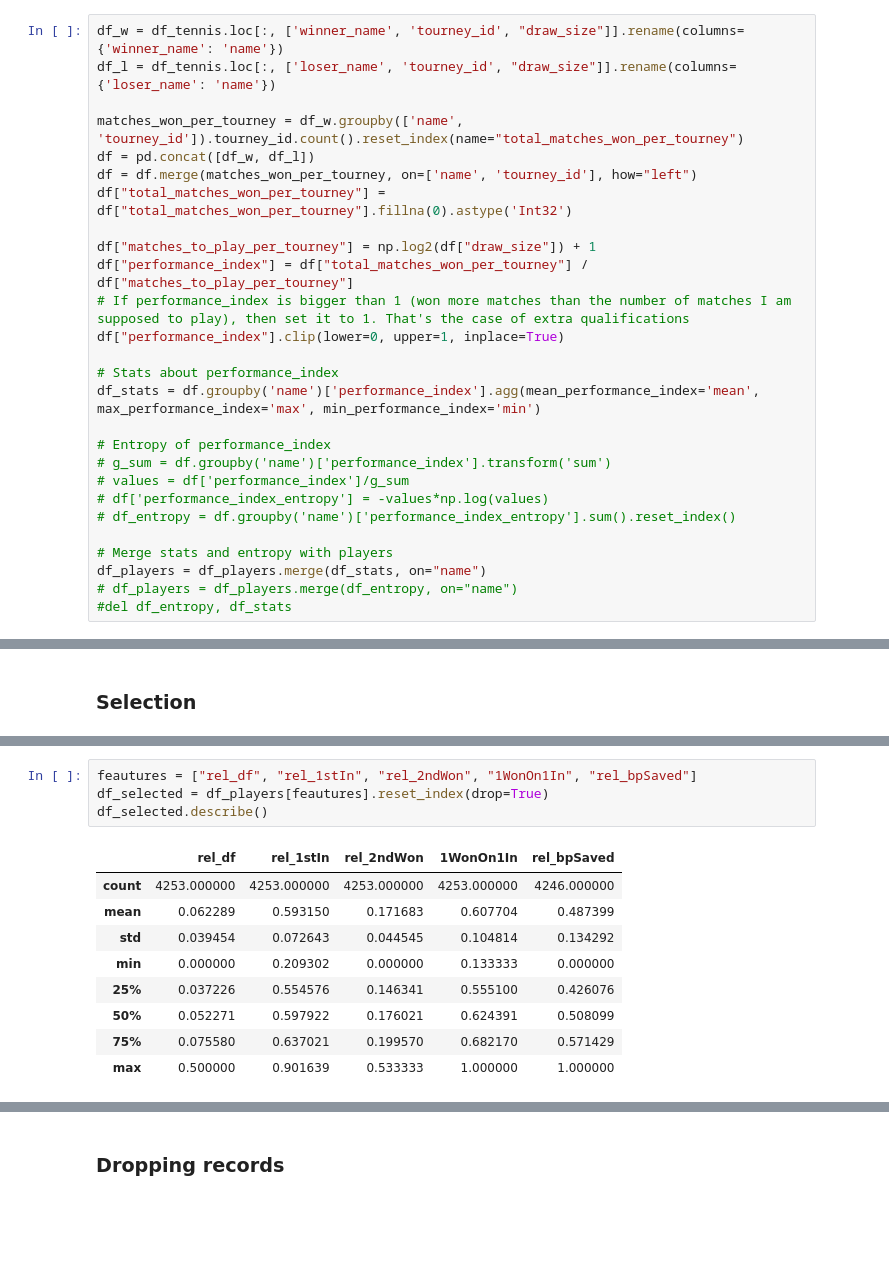
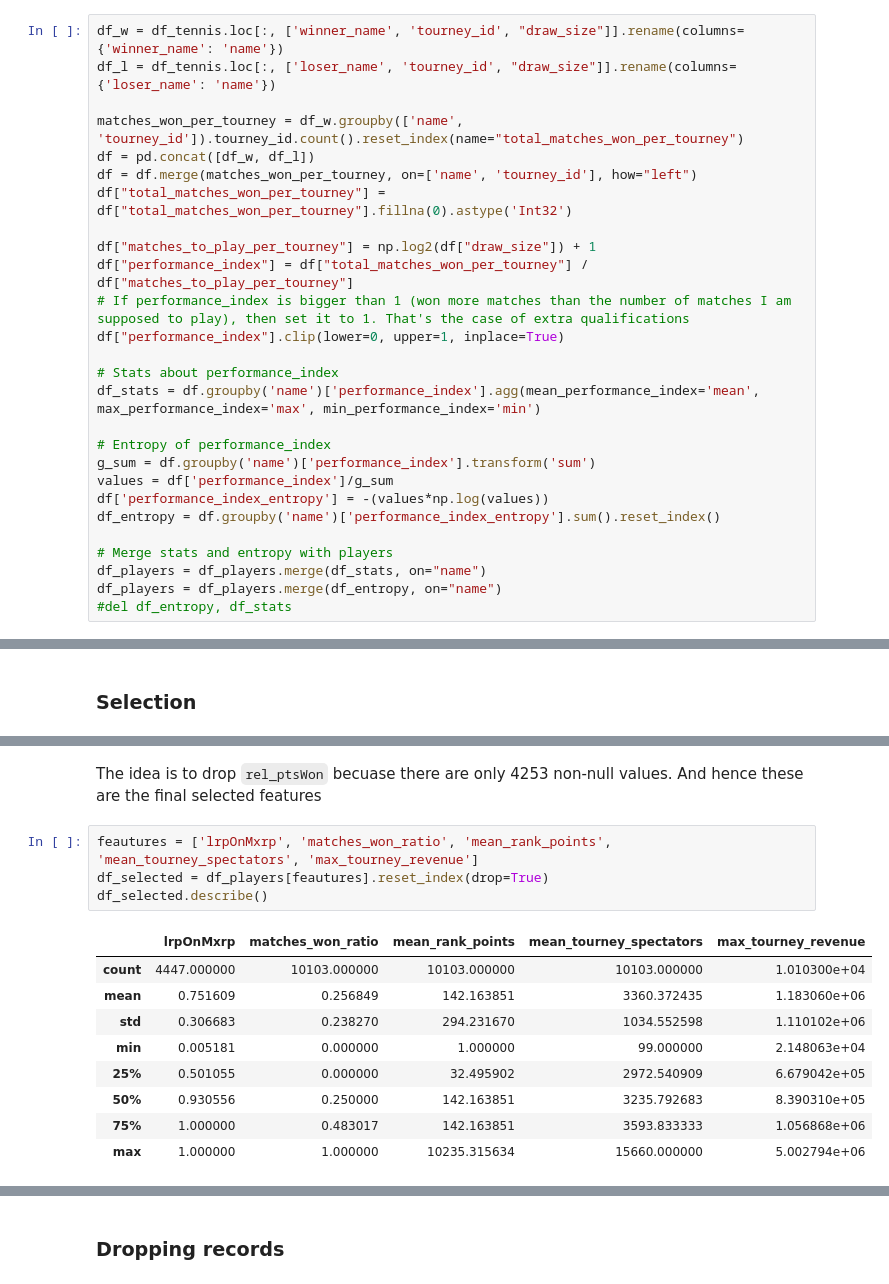
Before and after one commit to reuseman/tennis-match-analysis, a Jupyter notebook: 2_data_preparation.ipynb, the cells around one changed output, grey strips where cells are left out. Saved outputs shown, nothing was run; the diff lists cells and outputs as text; blank space fills up the shorter version.

```diff
--- a/2_data_preparation.ipynb
+++ b/2_data_preparation.ipynb
@@ -149,12 +130,12 @@ df["performance_index"].clip(lower=0, upper=1, inplace=True)
 df_stats = df.groupby('name')['performance_index'].agg(mean_performance_index='mean', max_performance_index='max', min_performance_index='min')
 
 # Entropy of performance_index
-# g_sum = df.groupby('name')['performance_index'].transform('sum')
-# values = df['performance_index']/g_sum
-# df['performance_index_entropy'] = -values*np.log(values)
-# df_entropy = df.groupby('name')['performance_index_entropy'].sum().reset_index()
+g_sum = df.groupby('name')['performance_index'].transform('sum')
+values = df['performance_index']/g_sum
+df['performance_index_entropy'] = -(values*np.log(values))
+df_entropy = df.groupby('name')['performance_index_entropy'].sum().reset_index()
 
 # Merge stats and entropy with players
 df_players = df_players.merge(df_stats, on="name")
-# df_players = df_players.merge(df_entropy, on="name")
+df_players = df_players.merge(df_entropy, on="name")
 #del df_entropy, df_stats
@@ -518,14 +446,16 @@ The idea is to drop `rel_ace` and `1WonOnTotWon`.
+# %% [markdown]
+The idea is to drop `rel_ptsWon` becuase there are only 4253 non-null values. And hence these are the final selected features
 # %%
-feautures = ["rel_df", "rel_1stIn", "rel_2ndWon", "1WonOn1In", "rel_bpSaved"]
+feautures = ['lrpOnMxrp', 'matches_won_ratio', 'mean_rank_points', 'mean_tourney_spectators', 'max_tourney_revenue']
 df_selected = df_players[feautures].reset_index(drop=True)
 df_selected.describe()
 # %% [output]
-|  | rel_df | rel_1stIn | rel_2ndWon | 1WonOn1In | rel_bpSaved |
-| count | 4253.000000 | 4253.000000 | 4253.000000 | 4253.000000 | 4246.000000 |
-| mean | 0.062289 | 0.593150 | 0.171683 | 0.607704 | 0.487399 |
-| std | 0.039454 | 0.072643 | 0.044545 | 0.104814 | 0.134292 |
-| min | 0.000000 | 0.209302 | 0.000000 | 0.133333 | 0.000000 |
-| 25% | 0.037226 | 0.554576 | 0.146341 | 0.555100 | 0.426076 |
-| 50% | 0.052271 | 0.597922 | 0.176021 | 0.624391 | 0.508099 |
-| 75% | 0.075580 | 0.637021 | 0.199570 | 0.682170 | 0.571429 |
-| max | 0.500000 | 0.901639 | 0.533333 | 1.000000 | 1.000000 |
+|  | lrpOnMxrp | matches_won_ratio | mean_rank_points | mean_tourney_spectators | max_tourney_revenue |
+| count | 4447.000000 | 10103.000000 | 10103.000000 | 10103.000000 | 1.010300e+04 |
+| mean | 0.751609 | 0.256849 | 142.163851 | 3360.372435 | 1.183060e+06 |
+| std | 0.306683 | 0.238270 | 294.231670 | 1034.552598 | 1.110102e+06 |
+| min | 0.005181 | 0.000000 | 1.000000 | 99.000000 | 2.148063e+04 |
+| 25% | 0.501055 | 0.000000 | 32.495902 | 2972.540909 | 6.679042e+05 |
+| 50% | 0.930556 | 0.250000 | 142.163851 | 3235.792683 | 8.390310e+05 |
+| 75% | 1.000000 | 0.483017 | 142.163851 | 3593.833333 | 1.056868e+06 |
+| max | 1.000000 | 1.000000 | 10235.315634 | 15660.000000 | 5.002794e+06 |
```
Also changed, not shown: parts of 31 cells of this notebook, 1 other file.
